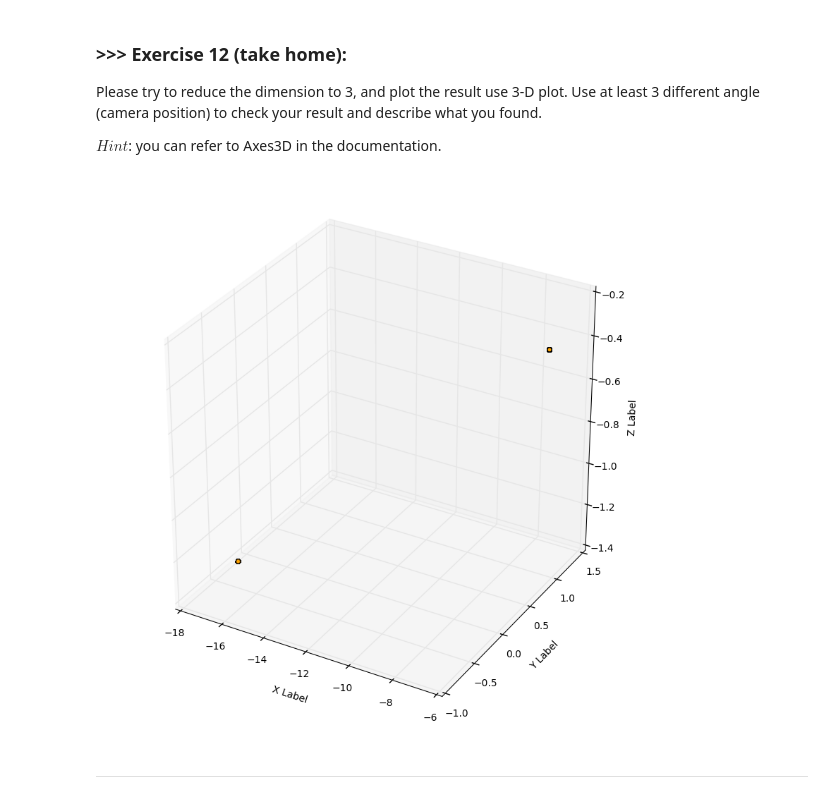
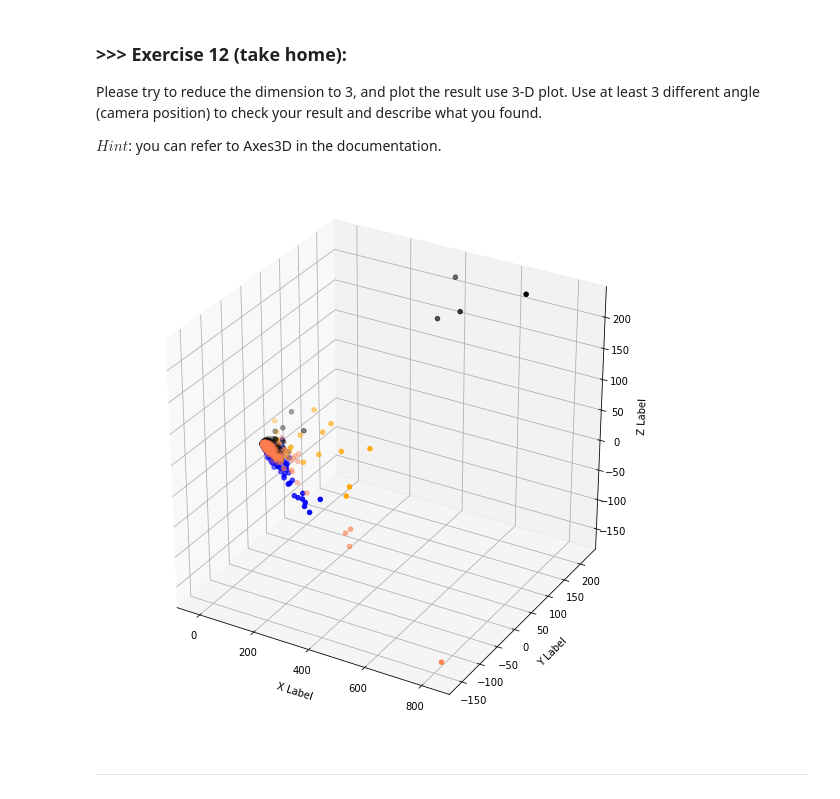
Before and after one commit to abcd23698741/DM2022-Lab1-Master, a Jupyter notebook: DM2022-Lab1-Master.ipynb, the cells around one changed output. Drawn from its saved outputs; the diff is of its cells as text; code cells hidden in the pictures.

```diff
--- a/DM2022-Lab1-Master.ipynb
+++ b/DM2022-Lab1-Master.ipynb
@@ -1256,25 +1261,25 @@ X_reduced_3d = PCA(n_components = 3).fit_transform(X_counts.toarray())
 # %%
 from mpl_toolkits import mplot3d
 col = ['coral', 'blue', 'black', 'orange']
 
 # plot
 fig = plt.figure(figsize = (10,10))
 ax = plt.axes(projection ="3d")
 for c, category in zip(col, categories):
-    xs = X_reduced_3d[X['category_name'] == category].T[0]
-    ys = X_reduced_3d[X['category_name'] == category].T[1]
-    zs = X_reduced_3d[X['category_name'] == category].T[2]
+    xs = X_reduced[X['category_name'] == category].T[0]
+    ys = X_reduced[X['category_name'] == category].T[1]
+    zs = X_reduced[X['category_name'] == category].T[1]
 
     ax.scatter3D(xs, ys, zs, c = c, marker='o')
 
 ax.grid(color='gray', linestyle=':', linewidth=2, alpha=0.2)
 ax.set_xlabel('\nX Label')
 ax.set_ylabel('\nY Label')
 ax.set_zlabel('\nZ Label')
 
 plt.show()
 # %% [output]
-[figure, old version]
+[figure, new version]
 # %% [markdown]
 ---
 # %% [markdown]
```
Also changed, not shown: parts of 37 cells of this notebook.
